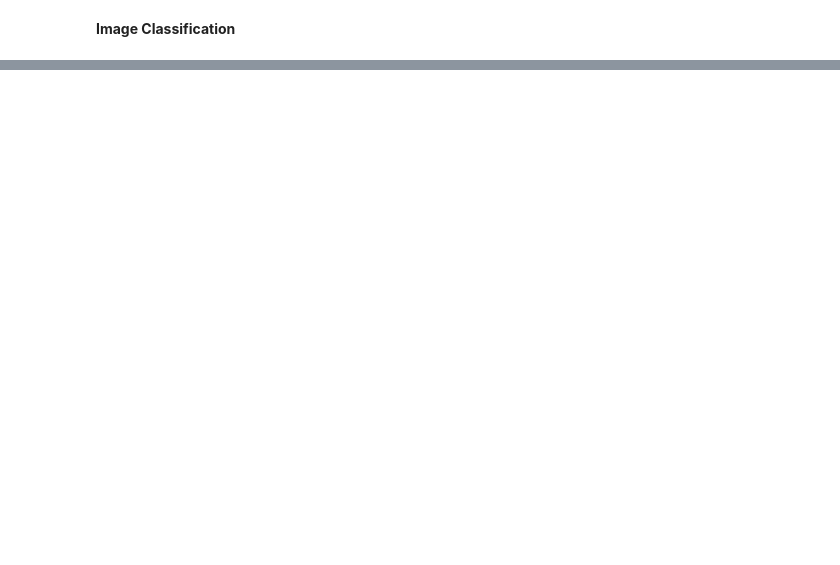
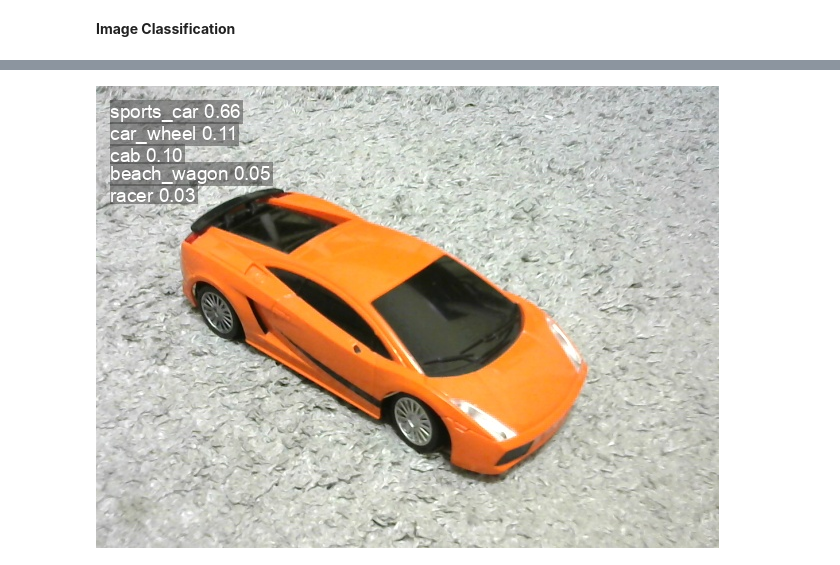
Before and after one commit to plan-9-from-outer-space/YOLO-to-Multimodal-AI, a Jupyter notebook: 2_YOLO11_Google_Colab.ipynb, the cells around one changed output, grey strips where cells are left out. Cells and saved outputs as stored; diff of their text form; code cells hidden in the pictures; blank space fills up the shorter version.

```diff
--- a/2_YOLO11_Google_Colab.ipynb
+++ b/2_YOLO11_Google_Colab.ipynb
@@ -118,2 +250,4 @@ HTML("""
 # %%
-Image("/content/runs/classify/predict/carImage.png")
+Image("/content/runs/classify/predict/carImage.jpg")
+# %% [output]
+[figure, added]
```
Also changed, not shown: parts of 19 cells of this notebook.
